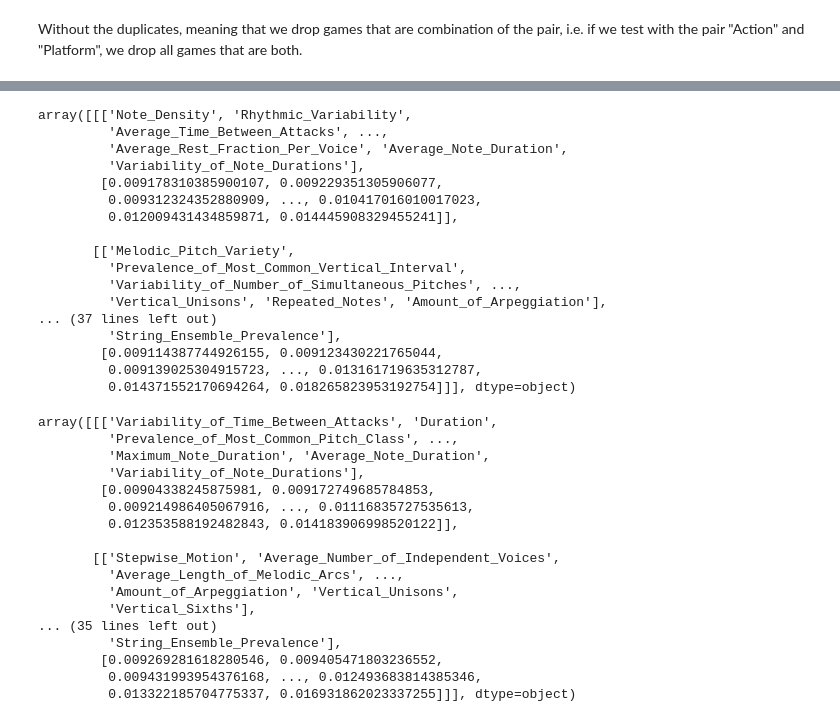
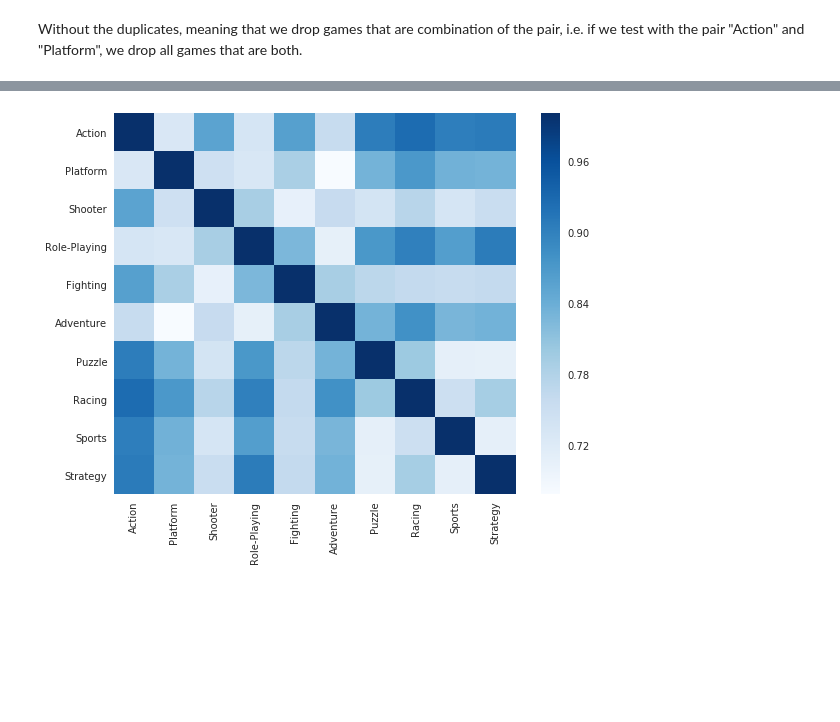
Before and after one commit to cedricviaccoz/musicology, a Jupyter notebook: dataset/Final Analysis and Results.ipynb, the cells around one changed output, grey strips where cells are left out. Cells and saved outputs as stored; diff of their text form; code cells hidden in the pictures; blank space fills up the shorter version.

```diff
--- a/dataset/Final Analysis and Results.ipynb
+++ b/dataset/Final Analysis and Results.ipynb
@@ -265,40 +299,17 @@ array([[['Quintuple_Meter', 'Major_or_Minor',
-# %%
-np.load("features2.npy")
-# %% [output]
-array([[['Note_Density', 'Rhythmic_Variability',
-         'Average_Time_Between_Attacks', ...,
-         'Average_Rest_Fraction_Per_Voice', 'Average_Note_Duration',
-         'Variability_of_Note_Durations'],
-        [0.009178310385900107, 0.009229351305906077,
-         0.009312324352880909, ..., 0.010417016010017023,
-         0.012009431434859871, 0.014445908329455241]],
-
-       [['Melodic_Pitch_Variety',
-         'Prevalence_of_Most_Common_Vertical_Interval',
-         'Variability_of_Number_of_Simultaneous_Pitches', ...,
-         'Vertical_Unisons', 'Repeated_Notes', 'Amount_of_Arpeggiation'],
-... (37 lines left out)
-         'String_Ensemble_Prevalence'],
-        [0.009114387744926155, 0.009123430221765044,
-         0.009139025304915723, ..., 0.013161719635312787,
-         0.014371552170694264, 0.018265823953192754]]], dtype=object)
-# %%
-np.load("features3.npy")
-# %% [output]
-array([[['Variability_of_Time_Between_Attacks', 'Duration',
-         'Prevalence_of_Most_Common_Pitch_Class', ...,
-         'Maximum_Note_Duration', 'Average_Note_Duration',
-         'Variability_of_Note_Durations'],
-        [0.00904338245875981, 0.009172749685784853,
-         0.009214986405067916, ..., 0.01116835727535613,
-         0.012353588192482843, 0.014183906998520122]],
-
-       [['Stepwise_Motion', 'Average_Number_of_Independent_Voices',
-         'Average_Length_of_Melodic_Arcs', ...,
-         'Amount_of_Arpeggiation', 'Vertical_Unisons',
-         'Vertical_Sixths'],
-... (35 lines left out)
-         'String_Ensemble_Prevalence'],
-        [0.009269281618280546, 0.009405471803236552,
-         0.009431993954376168, ..., 0.012493683814385346,
-         0.013322185704775337, 0.016931862023337255]]], dtype=object)
+# %%
+scores_matrix = np.zeros((len(selected_genres), len(selected_genres)))
+name2Idx = {v: k for k,v in dict(enumerate(selected_genres)).items()}
+for (genre1, genre2), value in scores_tuples.items():
+    scores_matrix[name2Idx[genre1], name2Idx[genre2]] = value['test_accuracy'].mean()
+scores_matrix += scores_matrix.T
+np.fill_diagonal(scores_matrix, 1)
+
+mask = np.zeros_like(scores_matrix)
+mask[np.triu_indices_from(mask)] = True
+mask = np.zeros_like(scores_matrix)
+
+fig, ax = plt.subplots(figsize=(9,7))
+sns.axes_style()
+sns.heatmap(scores_matrix, cmap='Blues', mask=mask, xticklabels=name2Idx.keys(), yticklabels=name2Idx.keys(), ax=ax);
+# %% [output]
+[figure, added]
```
Also changed, not shown: parts of 12 cells of this notebook, 5 other files.
